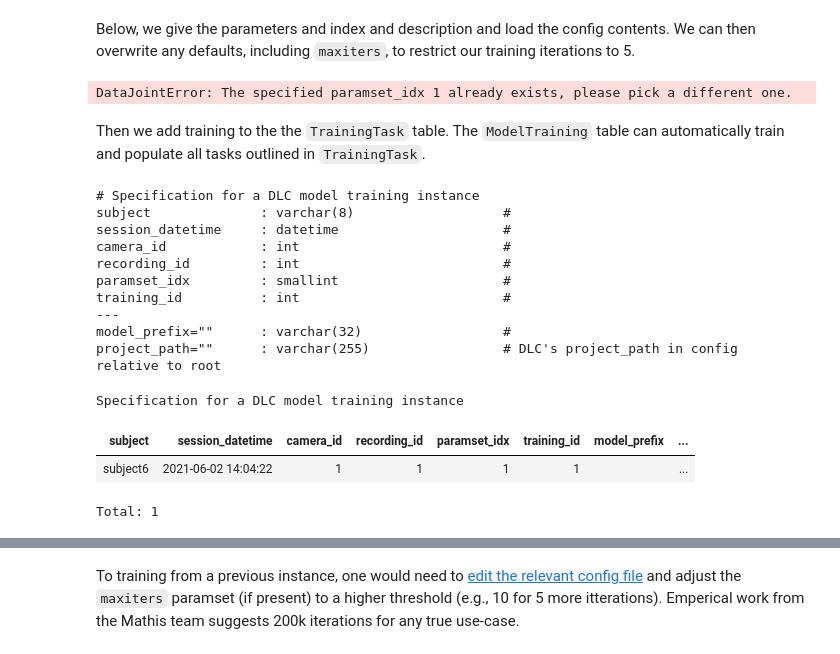
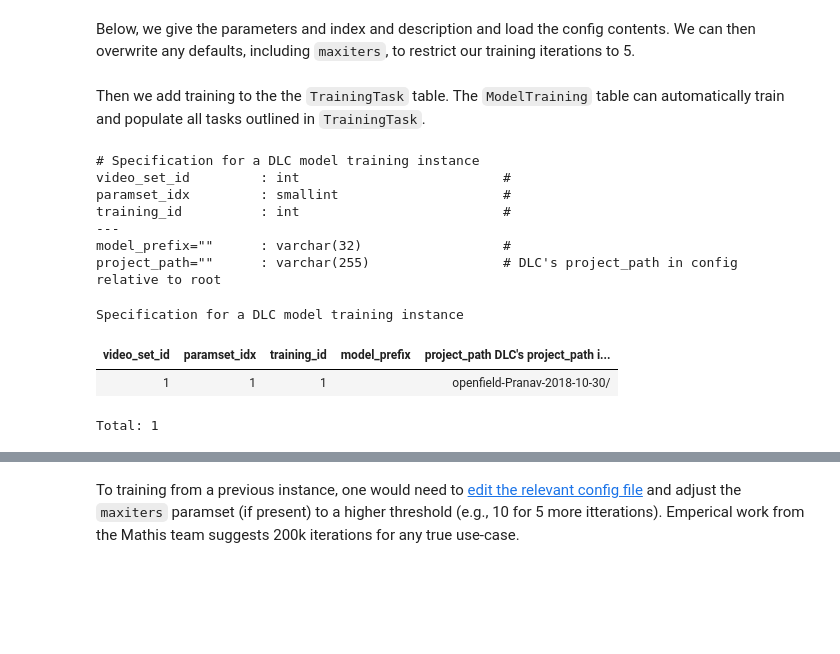
Before and after one commit to datajoint/element-deeplabcut, a Jupyter notebook: notebooks/03-Process.ipynb, the cells around one changed output, grey strips where cells are left out. Cells and saved outputs as stored; diff of their text form; code cells hidden in the pictures; blank space fills up the shorter version.

```diff
--- a/notebooks/03-Process.ipynb
+++ b/notebooks/03-Process.ipynb
@@ -74,3 +80,15 @@ recording_start_time : datetime                     #
 # %% [markdown]
 The `VideoRecording` table retains unique recordings file specifies all videos across sessions, including both model training
 videos and videos for later analysis.
+# %%
+recordings = [{'recording_id': '1',
+               'subject': 'subject6',
+               'session_datetime': '2021-06-02 14:04:22',
+               'recording_start_time': '2021-06-02 14:07:00',
+               'camera_id': '1'},
+              {'recording_id': '2',
+               'subject': 'subject6',
+               'session_datetime': '2021-06-03 14:04:22',
+               'recording_start_time': '2021-06-04 14:07:00',
+               'camera_id': '1'}]
+dlc.VideoRecording.insert(recordings)
@@ -87,16 +105,4 @@ The related part table allows for multiple files for a given recording session.
 # %%
-recordings = [{'recording_id': '1',
-               'subject': 'subject6',
-               'session_datetime': '2021-06-02 14:04:22',
-               'recording_start_time': '2021-06-02 14:07:00',
-               'file_path': 'openfield-Pranav-2018-10-30/videos/m3v1mp4.mp4',
-               'camera_id': '1',
-               'paramset_idx': '0'},
-              {'recording_id': '2',
-               'subject': 'subject6',
-               'session_datetime': '2021-06-03 14:04:22',
-               'recording_start_time': '2021-06-04 14:07:00',
-               'file_path': 'openfield-Pranav-2018-10-30/videos/m3v1mp4-copy.mp4',
-               'camera_id': '1',
-               'paramset_idx': '0'}
-dlc.VideoRecording.File.insert(recordings)
+recordings[0].update({'file_path': 'openfield-Pranav-2018-10-30/videos/m3v1mp4.mp4'})
+recordings[1].update({'file_path': 'openfield-Pranav-2018-10-30/videos/m3v1mp4-copy.mp4'})
+dlc.VideoRecording.File.insert(recordings, ignore_extra_fields=True)
@@ -139,31 +163,25 @@ config_params.update(training_params)
 dlc.ModelTrainingParamSet.insert_new_params(paramset_idx=paramset_idx,
                                             paramset_desc=paramset_desc,
                                             params=config_params)
-# %% [output]
-DataJointError: The specified paramset_idx 1 already exists, please pick a different one.
 # %% [markdown]
 Then we add training to the the `TrainingTask` table. The `ModelTraining` table can automatically train and populate all tasks outlined in `TrainingTask`.
 # %%
 dlc.TrainingTask.heading
 # %% [output]
 # Specification for a DLC model training instance
-subject              : varchar(8)                   #
-session_datetime     : datetime                     #
-camera_id            : int                          #
-recording_id         : int                          #
+video_set_id         : int                          #
 paramset_idx         : smallint                     #
 training_id          : int                          #
 ---
 model_prefix=""      : varchar(32)                  #
 project_path=""      : varchar(255)                 # DLC's project_path in config relative to root
 # %%
-key=(dlc.VideoRecording&'recording_id=1').fetch1('KEY')
-key.update({'paramset_idx':1,'training_id':1,
-            'project_path':'openfield-Pranav-2018-10-30/'})
+key={'video_set_id': 1, 'paramset_idx':1,'training_id':1,
+     'project_path':'openfield-Pranav-2018-10-30/'}
 dlc.TrainingTask.insert1(key, skip_duplicates=True)
 dlc.TrainingTask()
 # %% [output]
 Specification for a DLC model training instance
-| subject | session_datetime | camera_id | recording_id | paramset_idx | training_id | model_prefix | ... |
-| subject6 | 2021-06-02 14:04:22 | 1 | 1 | 1 | 1 |  | ... |
+| video_set_id | paramset_idx | training_id | model_prefix | project_path DLC's project_path i... |
+| 1 | 1 | 1 |  | openfield-Pranav-2018-10-30/ |
 Total: 1
```
Also changed, not shown: parts of 33 cells of this notebook, 3 other files.
